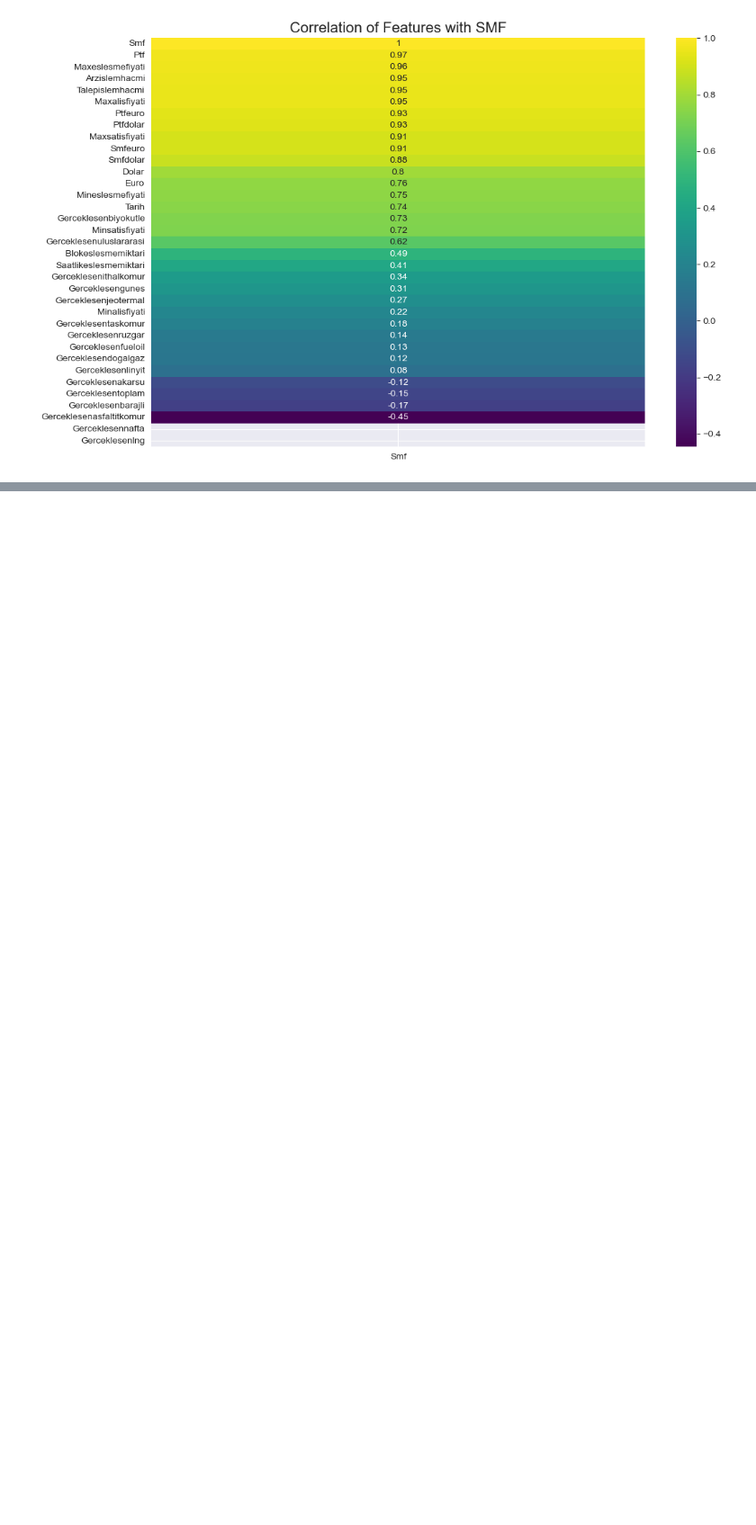
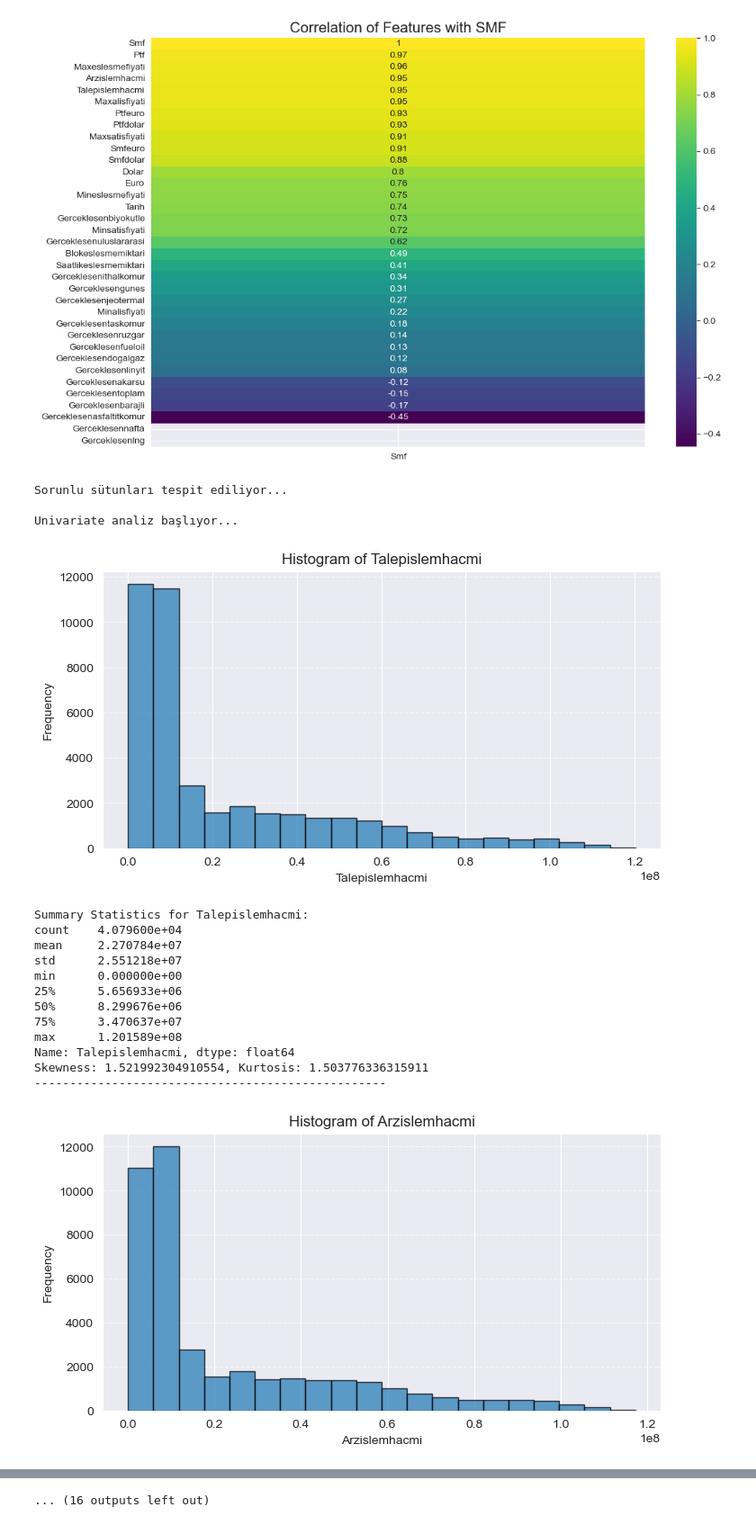
Before and after one commit to rranagungorr/LFD_24-25, a Jupyter notebook: notebooks/02_data_exploration.ipynb, the cells around one changed output, grey strips where cells are left out. Shown at 90% size. Cells and saved outputs as stored; diff of their text form; code cells hidden in the pictures; blank space fills up the shorter version.

```diff
--- a/notebooks/02_data_exploration.ipynb
+++ b/notebooks/02_data_exploration.ipynb
@@ -192,3 +192,64 @@ plt.title("Correlation of Features with SMF", fontsize=16)
 plt.show()
 # %% [output]
 [figure]
+# %%
+from src.utils.visualization import univariate_analysis, multivariate_analysis
+import pandas as pd
+import matplotlib.pyplot as plt
+
+# Veri yükleme
+file_path = r"C:\Users\PC\Documents\GitHub\LFD_24-25\data\processed\smfdb_weather_dataa.csv"
+data = pd.read_csv(file_path)
+
+# Sayısal sütunlar ve hedef değişken
+columns = [
+    'Talepislemhacmi', 'Arzislemhacmi',
+    'Minalisfiyati', 'Maxalisfiyati', 'Minsatisfiyati', 'Maxsatisfiyati',
+    'Ptf', 'Dolar', 'Euro', 'Gerceklesenbiyokutle',
+    'Gerceklesenruzgar', 'Gerceklesengunes', 'Gerceklesenuluslararasi'
+]
+
+target_column = 'Smf'
+
+# 1. Sorunlu sütunları tespit etme
+print("Sorunlu sütunları tespit ediliyor...")
+problematic_columns = []
+for col in columns:
+    try:
+        # Histogram test eder
+        data[col].hist(bins=20)
+        plt.close()  # Eğer sorun yoksa figürü kapatır
+    except Exception as e:
+        problematic_columns.append(col)
+        print(f"Hata veren sütun: {col}")
+        print(f"Hata detayı: {e}")
+
+if problematic_columns:
+    print("\nAnalizden çıkarılacak sütunlar:", problematic_columns)
+    columns = [col for col in columns if col not in problematic_columns]
+
+# 2. Univariate Analiz
+print("\nUnivariate analiz başlıyor...")
+univariate_analysis(data, columns)
+
+# 3. Multivariate Analiz
+print("\nMultivariate analiz başlıyor...")
+multivariate_analysis(data, columns, target_column)
+# %% [output]
+Sorunlu sütunları tespit ediliyor...
+
+Univariate analiz başlıyor...
+[figure, added]
+Summary Statistics for Talepislemhacmi:
+count    4.079600e+04
+mean     2.270784e+07
+std      2.551218e+07
+min      0.000000e+00
+25%      5.656933e+06
+50%      8.299676e+06
+75%      3.470637e+07
+max      1.201589e+08
+Name: Talepislemhacmi, dtype: float64
+Skewness: 1.521992304910554, Kurtosis: 1.503776336315911
+--------------------------------------------------
+[figure, added]
@@ -194,0 +308 @@ plt.show()
+... (16 outputs left out)
```
Also changed, not shown: parts of 4 cells of this notebook, 32 other files.
